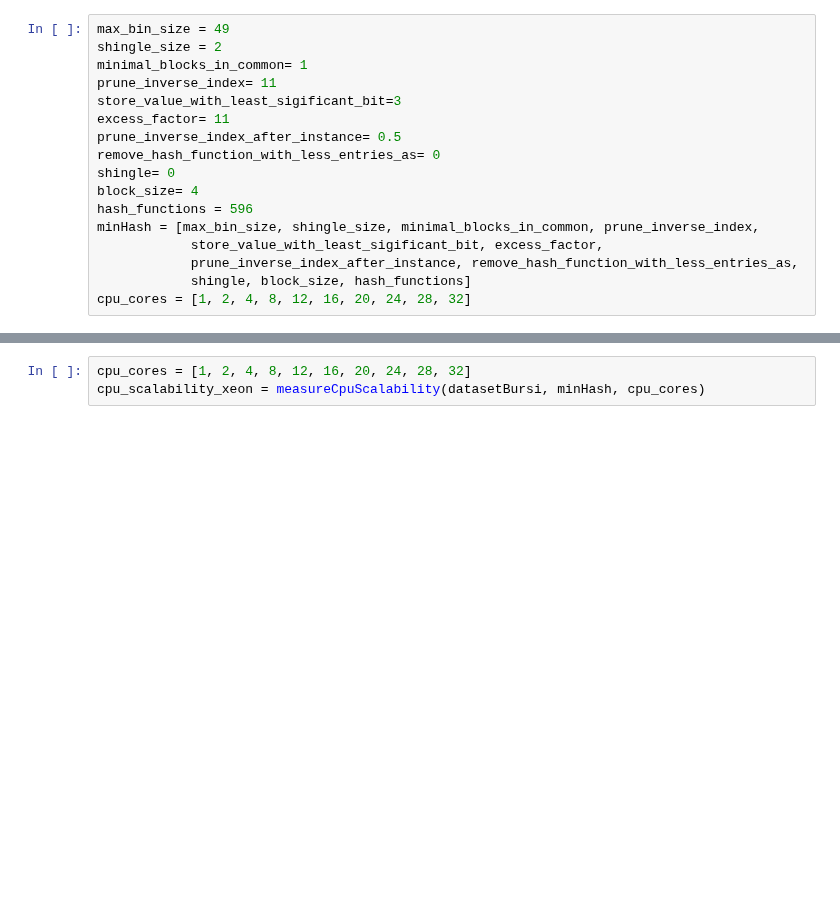
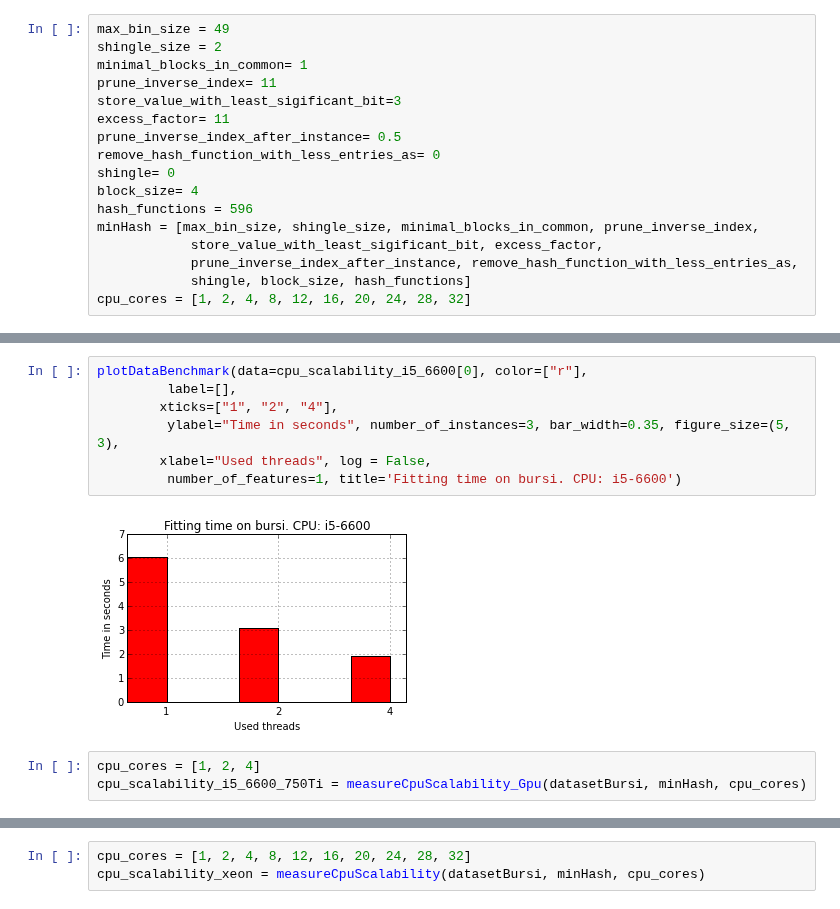
Before and after one commit to joachimwolff/sparse-neighbors-search, a Jupyter notebook: example/CPU scalability.ipynb, the cells around one changed output, grey strips where cells are left out. Drawn from its saved outputs; the diff is of its cells as text; blank space fills up the shorter version.

Commit message:
working on benchmarks

```diff
--- a/example/CPU scalability.ipynb
+++ b/example/CPU scalability.ipynb
@@ -93,0 +101,12 @@ cpu_cores = [1, 2, 4, 8, 12, 16, 20, 24, 28, 32]
+# %%
+plotDataBenchmark(data=cpu_scalability_i5_6600[0], color=["r"],
+         label=[],
+        xticks=["1", "2", "4"],
+         ylabel="Time in seconds", number_of_instances=3, bar_width=0.35, figure_size=(5, 3),
+        xlabel="Used threads", log = False,
+         number_of_features=1, title='Fitting time on bursi. CPU: i5-6600')
+# %% [output]
+[figure, added]
+# %%
+cpu_cores = [1, 2, 4]
+cpu_scalability_i5_6600_750Ti = measureCpuScalability_Gpu(datasetBursi, minHash, cpu_cores)
```
Also changed, not shown: parts of 13 cells of this notebook, 3 other files.
